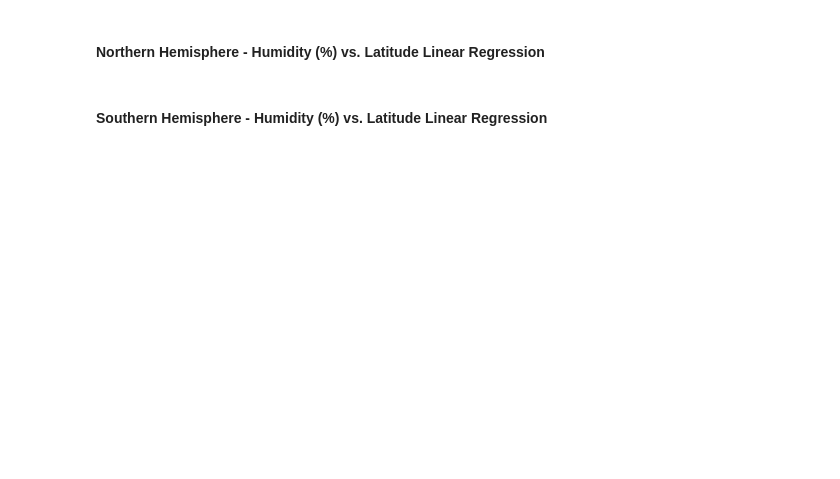
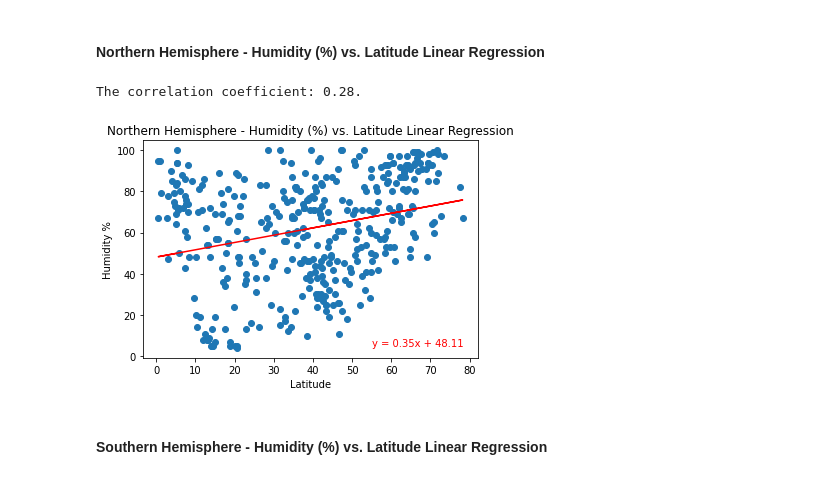
Before and after one commit to tanmayrp/python-api-challenge, a Jupyter notebook: WeatherPy/WeatherPy.ipynb, the cells around one changed output. Cells and saved outputs as stored; diff of their text form; code cells hidden in the pictures; blank space fills up the shorter version.

```diff
--- a/WeatherPy/WeatherPy.ipynb
+++ b/WeatherPy/WeatherPy.ipynb
@@ -248,4 +302,18 @@ Windspeed is greatly reduced as we move away from the equator on either directio
 # %% [markdown]
 ####  Northern Hemisphere - Humidity (%) vs. Latitude Linear Regression
+# %%
+x_axis = northern_hemisphere_df["Lat"]
+y_axis = northern_hemisphere_df["Humidity"]
+line_equation = linearRegressionFunc(x_axis, y_axis)
+
+plt.annotate(line_equation, (55, 5), color="red")
+plt.title("Northern Hemisphere - Humidity (%) vs. Latitude Linear Regression")
+plt.ylabel("Humidity %")
+plt.xlabel("Latitude")
+plt.savefig("output_data/northern_humidity_vs_lat.png")
+plt.show()
+# %% [output]
+The correlation coefficient: 0.28.
+[figure, added]
 # %% [markdown]
 ####  Southern Hemisphere - Humidity (%) vs. Latitude Linear Regression
```
Also changed, not shown: parts of 14 cells of this notebook, 12 other files.
